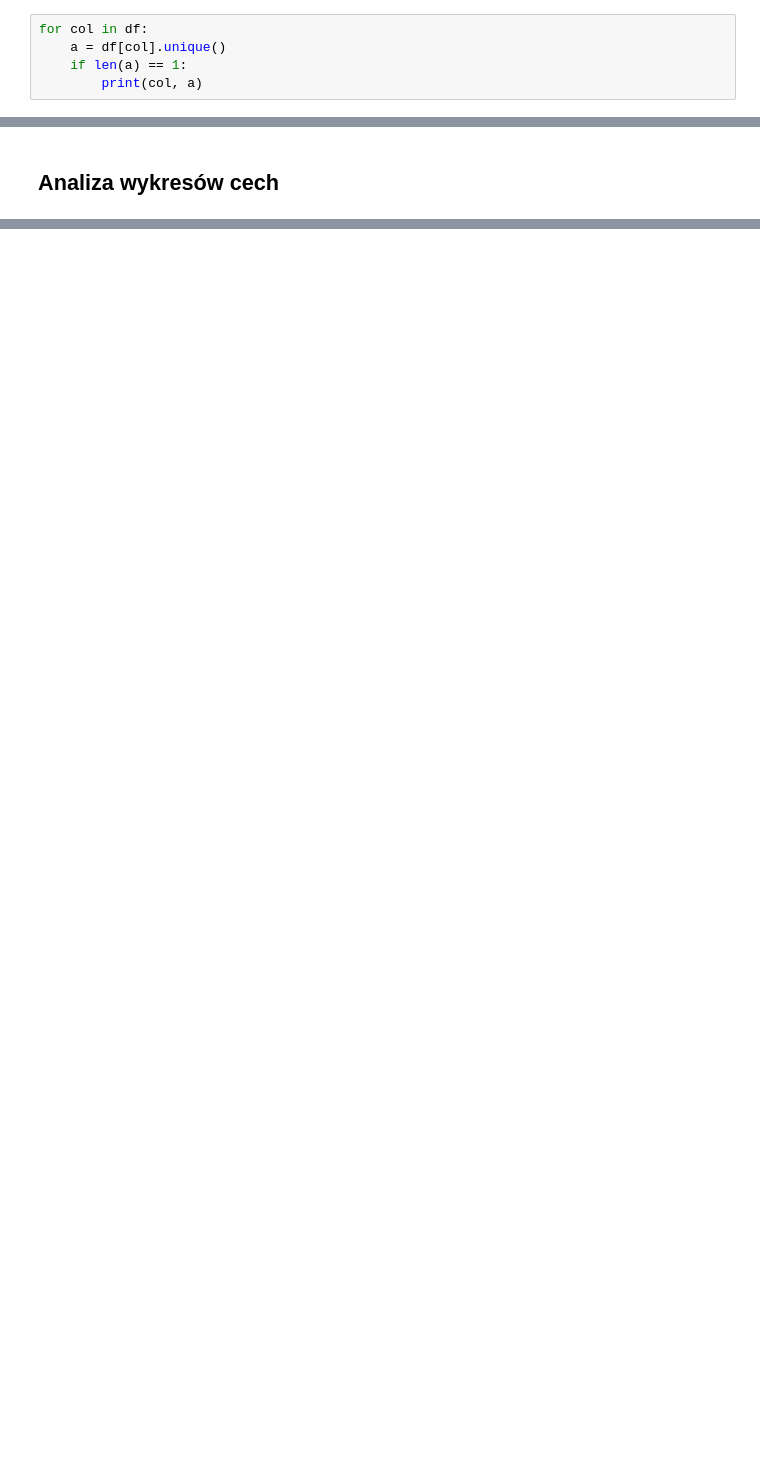
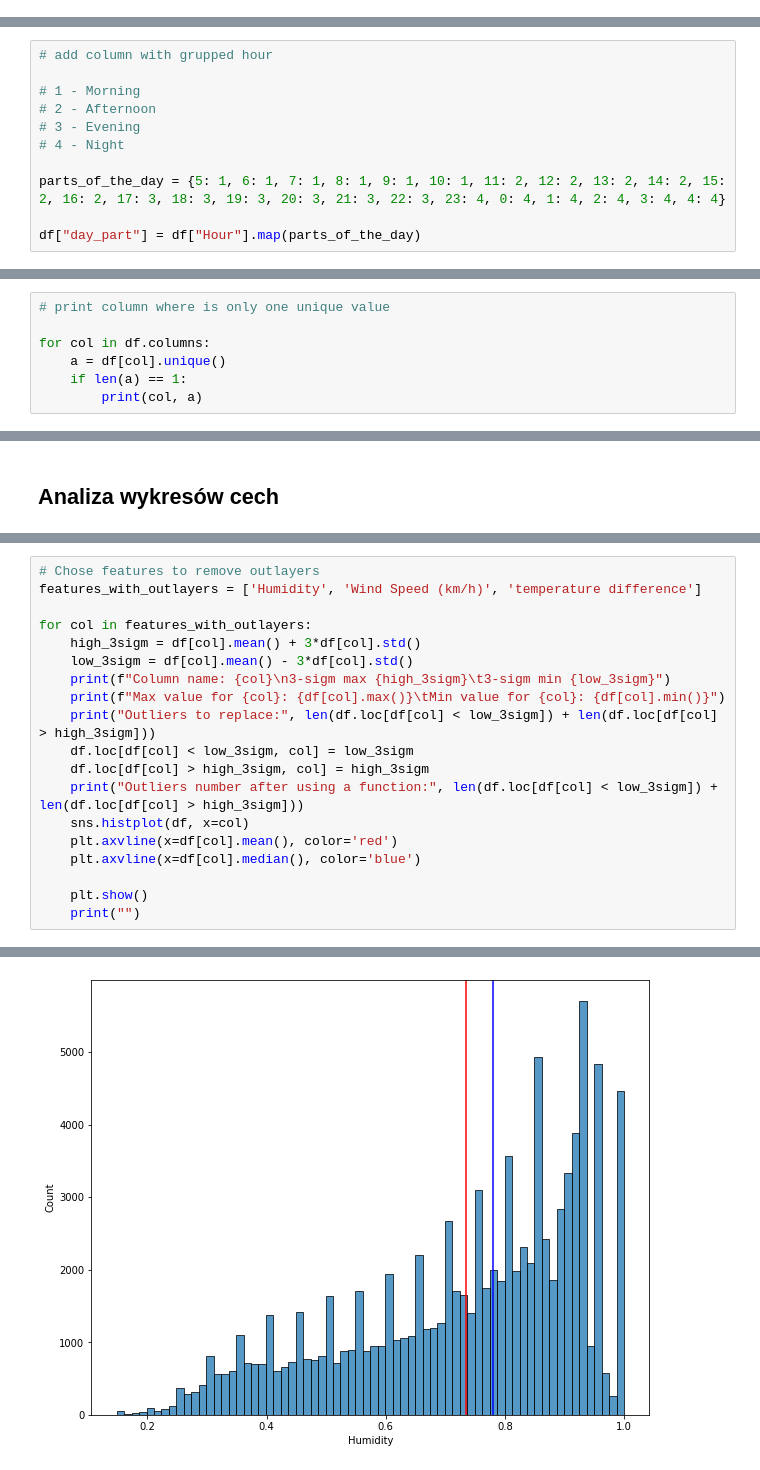
Before and after one commit to guzweronika/weather_project_SDA, a Jupyter notebook: weatherHistory.ipynb, the cells around one changed output, grey strips where cells are left out. Cells and saved outputs as stored; diff of their text form; blank space fills up the shorter version.

Commit message:
visualisation description and functions

```diff
--- a/weatherHistory.ipynb
+++ b/weatherHistory.ipynb
@@ -161,5 +89,0 @@ df["Hour"] = df["Formatted Date"].apply(lambda x: int(x[11:13]))
-# %%
-for col in df:
-    a = df[col].unique()
-    if len(a) == 1:
-        print(col, a)
@@ -231,0 +157,11 @@ df.head()
+# %%
+# add column with grupped hour
+
+# 1 - Morning
+# 2 - Afternoon
+# 3 - Evening
+# 4 - Night
+
+parts_of_the_day = {5: 1, 6: 1, 7: 1, 8: 1, 9: 1, 10: 1, 11: 2, 12: 2, 13: 2, 14: 2, 15: 2, 16: 2, 17: 3, 18: 3, 19: 3, 20: 3, 21: 3, 22: 3, 23: 4, 0: 4, 1: 4, 2: 4, 3: 4, 4: 4}
+
+df["day_part"] = df["Hour"].map(parts_of_the_day)
@@ -231,0 +170,7 @@ df.head()
+# %%
+# print column where is only one unique value
+
+for col in df.columns:
+    a = df[col].unique()
+    if len(a) == 1:
+        print(col, a)
@@ -233,0 +346,20 @@ df.head()
+# %%
+# Chose features to remove outlayers
+features_with_outlayers = ['Humidity', 'Wind Speed (km/h)', 'temperature difference']
+
+for col in features_with_outlayers:
+    high_3sigm = df[col].mean() + 3*df[col].std()
+    low_3sigm = df[col].mean() - 3*df[col].std()
+    print(f"Column name: {col}\n3-sigm max {high_3sigm}\t3-sigm min {low_3sigm}")
+    print(f"Max value for {col}: {df[col].max()}\tMin value for {col}: {df[col].min()}")
+    print("Outliers to replace:", len(df.loc[df[col] < low_3sigm]) + len(df.loc[df[col] > high_3sigm]))
+    df.loc[df[col] < low_3sigm, col] = low_3sigm
+    df.loc[df[col] > high_3sigm, col] = high_3sigm
+    print("Outliers number after using a function:", len(df.loc[df[col] < low_3sigm]) + len(df.loc[df[col] > high_3sigm]))
+    sns.histplot(df, x=col)
+    plt.axvline(x=df[col].mean(), color='red')
+    plt.axvline(x=df[col].median(), color='blue')
+
+    plt.show()
+    print("")
+# %% [output]
@@ -233,0 +371 @@ df.head()
+[figure, added]
```
Also changed, not shown: parts of 64 cells of this notebook.
